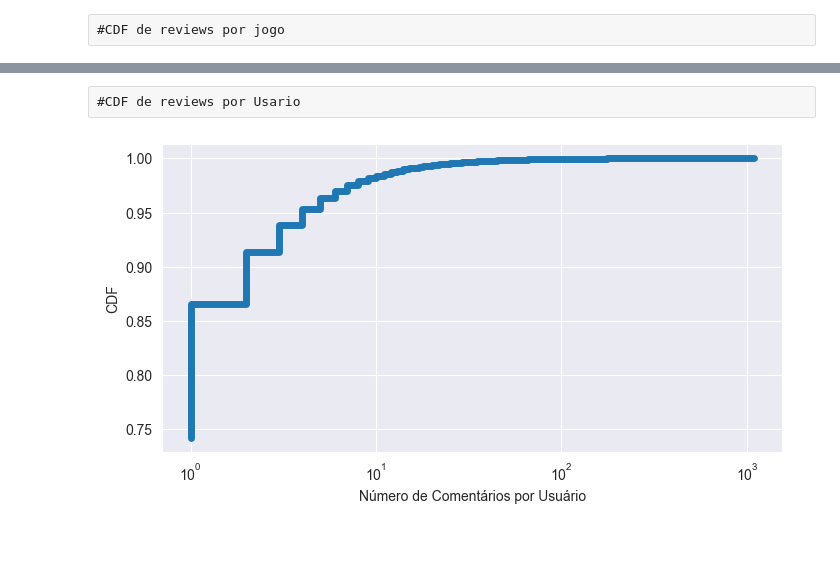
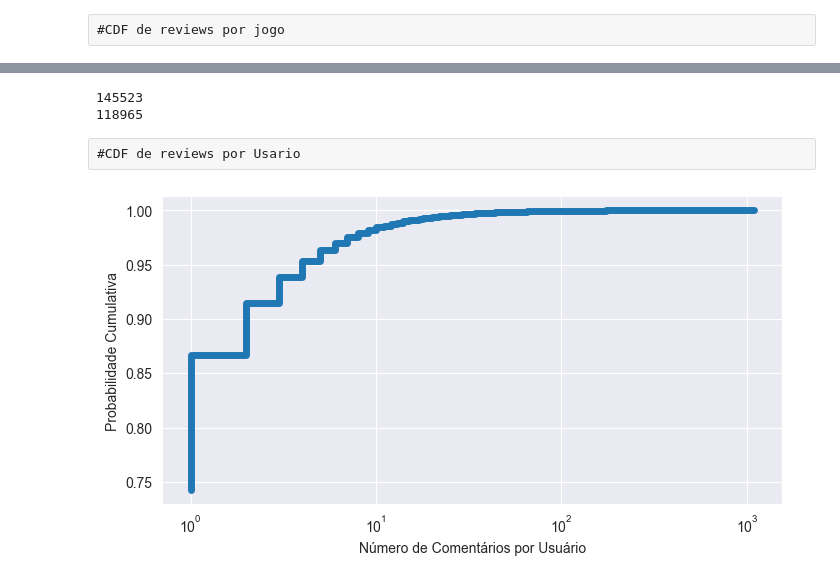
Before and after one commit to marcusguerra/Metacritic-Review-Bomb, a Jupyter notebook: Jogos.ipynb, the cells around one changed output, grey strips where cells are left out. Drawn from its saved outputs; the diff is of its cells as text; code cells hidden in the pictures; blank space fills up the shorter version.

```diff
--- a/Jogos.ipynb
+++ b/Jogos.ipynb
@@ -27,10 +28,10 @@ def calculaCDF(df, coluna, titulo = 'CDF of Mean Toxicity for Each Platform'):
 semAtaque = pd.read_csv('livreAtaque.csv')
 ataque = pd.read_csv('sofreuAtaque.csv')
 
+
 dfJogos = pd.read_csv('Jogos.csv')
 dfUsuarios = pd.read_csv('data-sets/game_reviews_users.csv')
-dfUsuarios.dropna()
+dfUsuarios = dfUsuarios[dfUsuarios['Toxicity'] > 0]
 
 # Exibir a contagem de valores nulos por coluna
-dfJogos.dropna(subset=['plataforms'], inplace=True)
 dfJogos.fillna(0, inplace=True)
@@ -216,20 +331,27 @@ plt.show()
+# %%
+print(len(dfAll))
+
+print(len(dfAll[dfAll['numComentarios'] == 0]))
+# %% [output]
+145523
+118965
 # %% [raw]
 #CDF de reviews por Usario
 # %%
 
 # Contar quantos comentários cada usuário fez
 user_counts = dfUsuarios['user'].value_counts()
 
 # Calcular a distribuição cumulativa
 cdf = user_counts.value_counts(normalize=True).sort_index().cumsum()
 
 # Plotar a CDF
 plt.figure(figsize=(8, 4))
 cdf.plot(drawstyle='steps-pre', linewidth=5)
 plt.xscale('log')
 plt.xlabel('Número de Comentários por Usuário')
-plt.ylabel('CDF')
+plt.ylabel('Probabilidade Cumulativa')
 plt.grid(True)
 plt.show()
 # %% [output]
-[figure, old version]
+[figure, new version]
```
Also changed, not shown: parts of 15 cells of this notebook, 2 other files.
